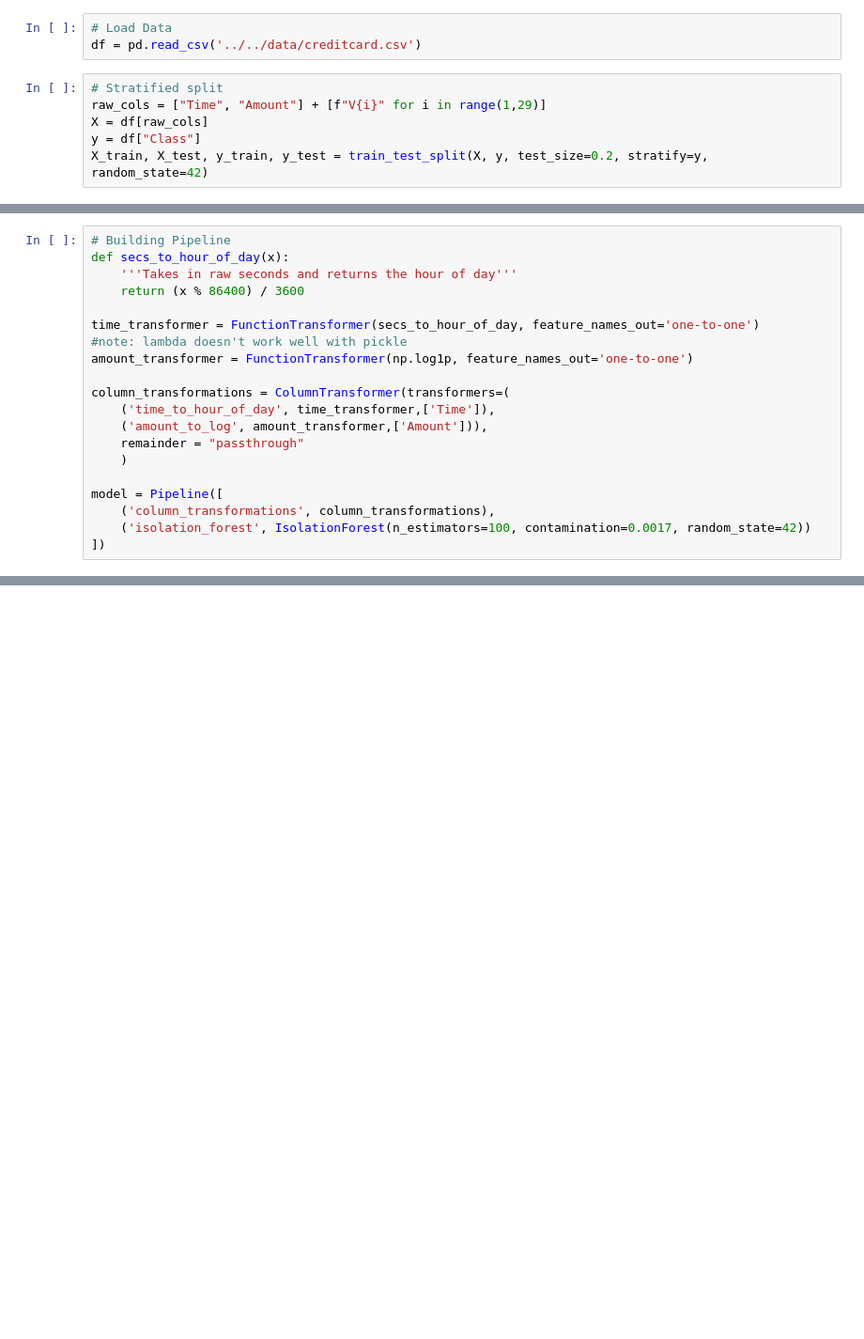
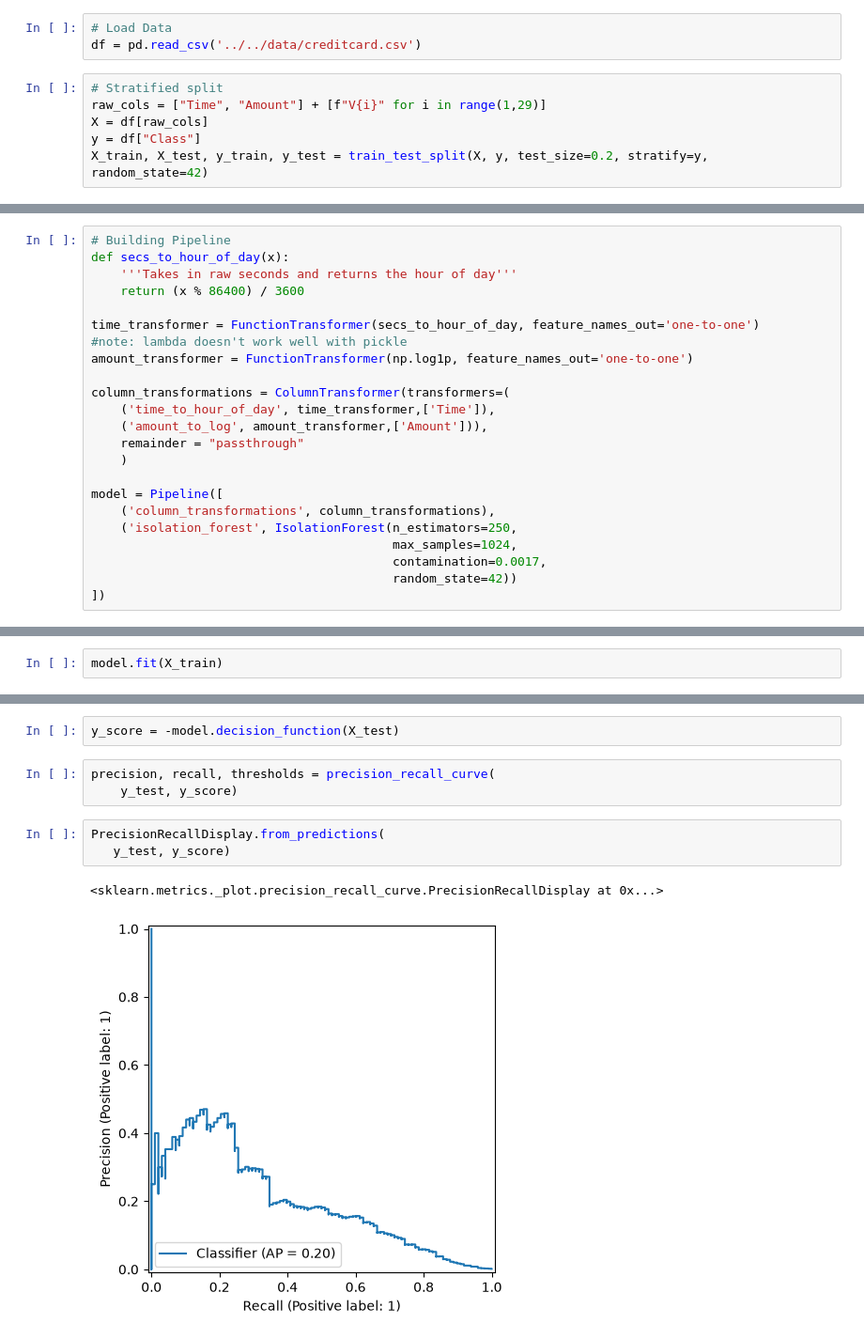
Before and after one commit to vudaodev/fraud-radar, a Jupyter notebook: model/notebooks/02_train_and_threshold.ipynb, the cells around one changed output, grey strips where cells are left out. Shown at 94% size. Cells and saved outputs as stored; diff of their text form; blank space fills up the shorter version.

```diff
--- a/model/notebooks/02_train_and_threshold.ipynb
+++ b/model/notebooks/02_train_and_threshold.ipynb
@@ -40,5 +62,8 @@ column_transformations = ColumnTransformer(transformers=(
 
 model = Pipeline([
     ('column_transformations', column_transformations),
-    ('isolation_forest', IsolationForest(n_estimators=100, contamination=0.0017, random_state=42))
+    ('isolation_forest', IsolationForest(n_estimators=250,
+                                         max_samples=1024,
+                                         contamination=0.0017,
+                                         random_state=42))
 ])
@@ -44,0 +76,2 @@ model = Pipeline([
+# %%
+model.fit(X_train)
@@ -44,0 +94,11 @@ model = Pipeline([
+# %%
+y_score = -model.decision_function(X_test)
+# %%
+precision, recall, thresholds = precision_recall_curve(
+    y_test, y_score)
+# %%
+PrecisionRecallDisplay.from_predictions(
+   y_test, y_score)
+# %% [output]
+<sklearn.metrics._plot.precision_recall_curve.PrecisionRecallDisplay at 0x...>
+[figure, added]
```
Also changed, not shown: parts of 17 cells of this notebook.
